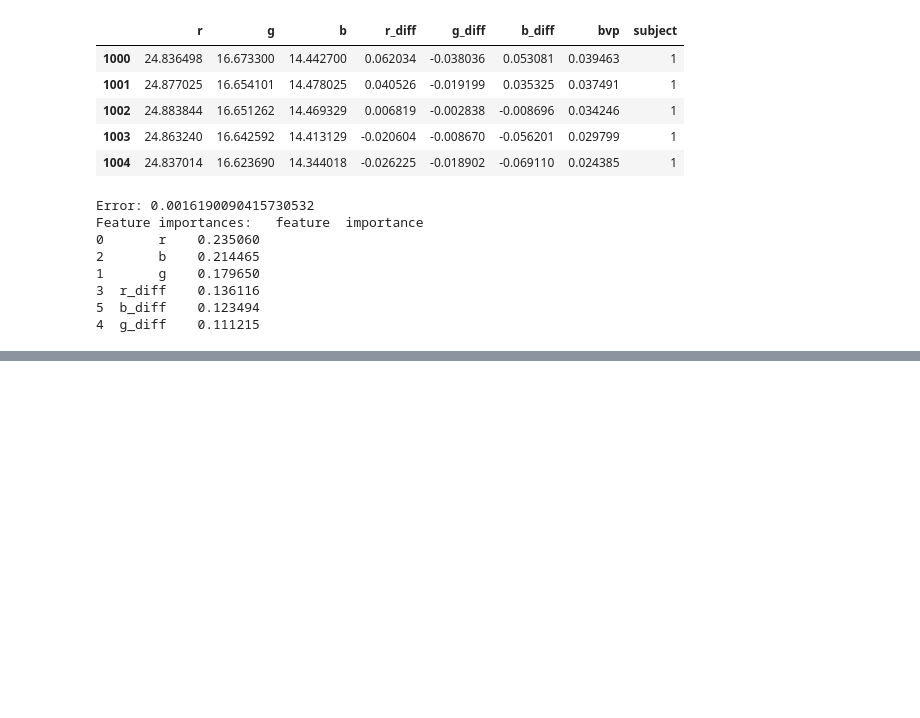
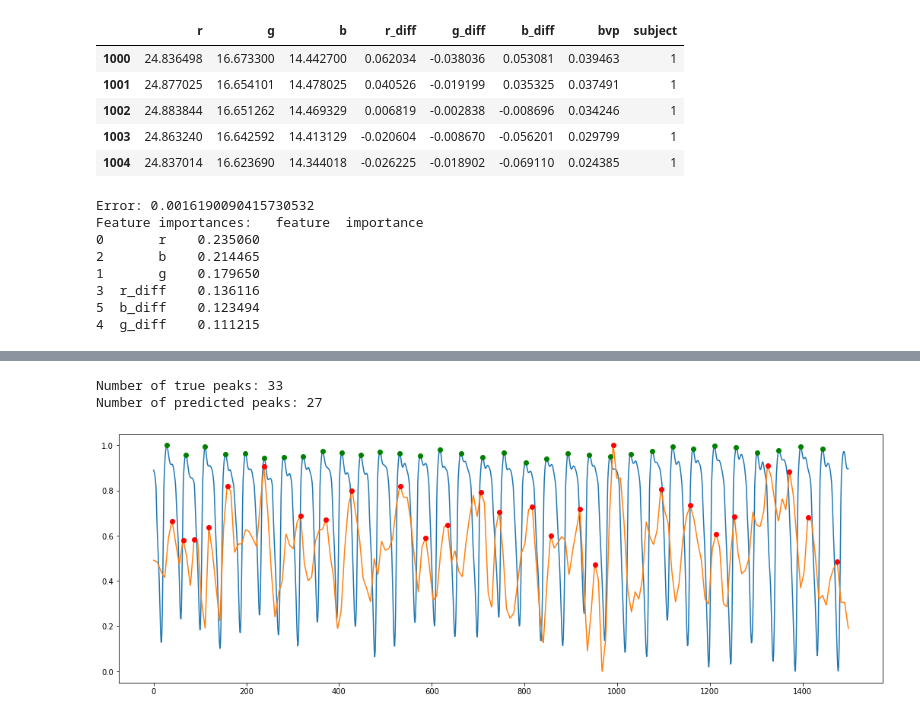
Before and after one commit to arnavpon/pydroid, a Jupyter notebook: example/android/app/src/main/python/pipeline-dev/pipeline-v1/ml.v3.ipynb, the cells around one changed output, grey strips where cells are left out. Drawn from its saved outputs; the diff is of its cells as text; code cells hidden in the pictures; blank space fills up the shorter version.

```diff
--- a/example/android/app/src/main/python/pipeline-dev/pipeline-v1/ml.v3.ipynb
+++ b/example/android/app/src/main/python/pipeline-dev/pipeline-v1/ml.v3.ipynb
@@ -150,0 +185,31 @@ plt.plot(signal)
+# %%
+peaks, peak_proms = get_peaks_v2(
+    signal,
+    64,
+    3.0,
+    -1,
+    prominence = 0.1,
+    with_min_dist = True,
+    with_valleys = False
+)
+true_peaks, _ = get_peaks_v2(
+    targets,
+    64,
+    3.0,
+    -1,
+    prominence = 0.2,
+    with_min_dist = True,
+    with_valleys = False
+)
+
+plt.plot(targets)
+plt.plot(signal)
+plt.plot(peaks, signal[peaks], 'ro')
+plt.plot(true_peaks, targets[true_peaks], 'go')
+
+print(f'Number of true peaks: {len(true_peaks)}')
+print(f'Number of predicted peaks: {len(peaks)}')
+# %% [output]
+Number of true peaks: 33
+Number of predicted peaks: 27
+[figure, added]
```
Also changed, not shown: parts of 6 cells of this notebook, 1 other file.
